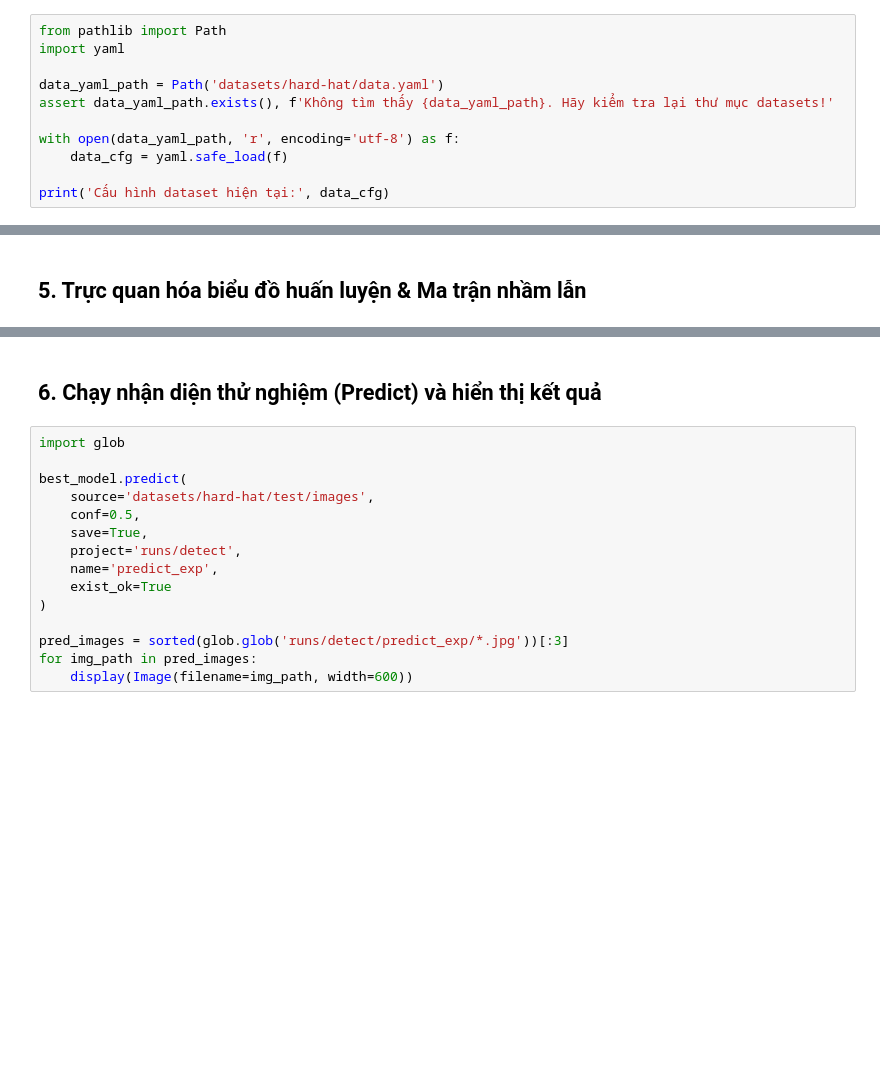
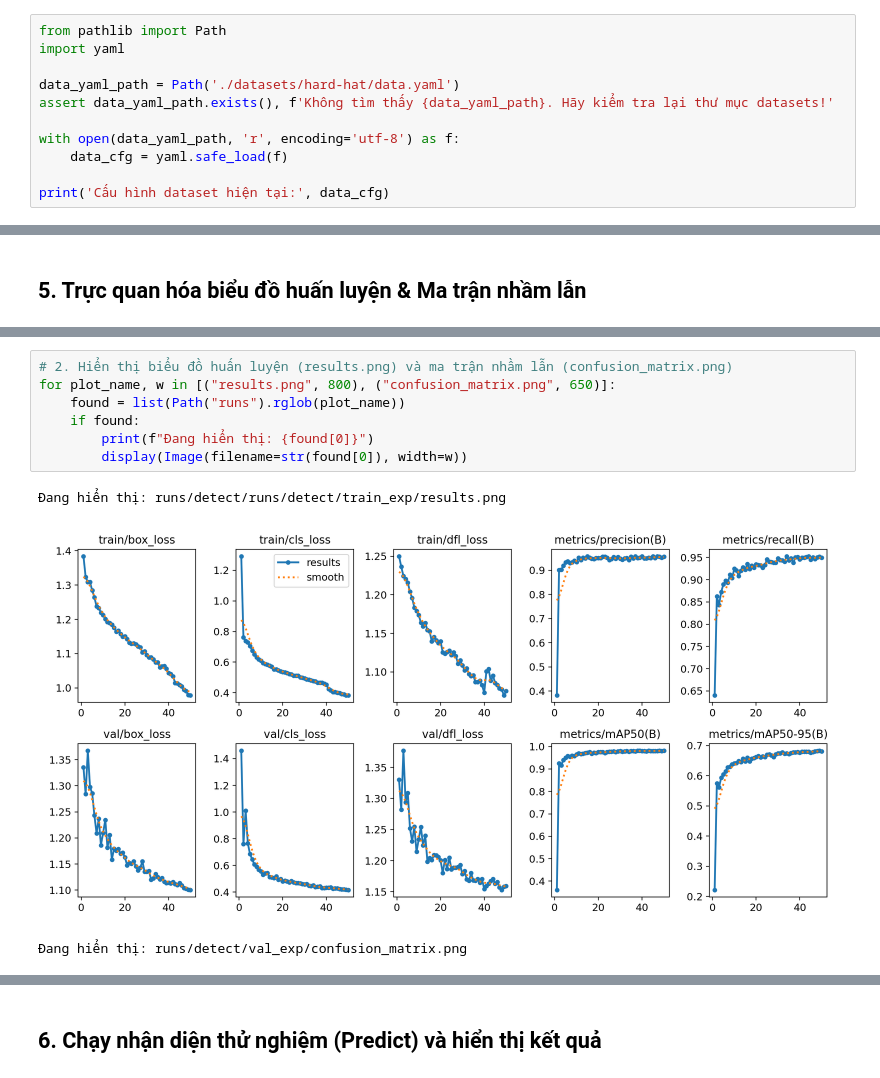
Before and after one commit to baocodeai/hard-hat-detection, a Jupyter notebook: hard_hat_detection.ipynb, the cells around one changed output, grey strips where cells are left out. Drawn from its saved outputs; the diff is of its cells as text; blank space fills up the shorter version.

```diff
--- a/hard_hat_detection.ipynb
+++ b/hard_hat_detection.ipynb
@@ -17,7 +59,7 @@ ModuleNotFoundError: No module named 'ultralytics'
 from pathlib import Path
 import yaml
 
-data_yaml_path = Path('datasets/hard-hat/data.yaml')
+data_yaml_path = Path('./datasets/hard-hat/data.yaml')
 assert data_yaml_path.exists(), f'Không tìm thấy {data_yaml_path}. Hãy kiểm tra lại thư mục datasets!'
 
 with open(data_yaml_path, 'r', encoding='utf-8') as f:
@@ -81,0 +198,11 @@ if cm_img.exists():
+# %%
+# 2. Hiển thị biểu đồ huấn luyện (results.png) và ma trận nhầm lẫn (confusion_matrix.png)
+for plot_name, w in [("results.png", 800), ("confusion_matrix.png", 650)]:
+    found = list(Path("runs").rglob(plot_name))
+    if found:
+        print(f"Đang hiển thị: {found[0]}")
+        display(Image(filename=str(found[0]), width=w))
+# %% [output]
+Đang hiển thị: runs/detect/runs/detect/train_exp/results.png
+[figure, added]
+Đang hiển thị: runs/detect/val_exp/confusion_matrix.png
@@ -82,17 +210,2 @@ if cm_img.exists():
 # %% [markdown]
 ## 6. Chạy nhận diện thử nghiệm (Predict) và hiển thị kết quả
-# %%
-import glob
-
-best_model.predict(
-    source='datasets/hard-hat/test/images',
-    conf=0.5,
-    save=True,
-    project='runs/detect',
-    name='predict_exp',
-    exist_ok=True
-)
-
-pred_images = sorted(glob.glob('runs/detect/predict_exp/*.jpg'))[:3]
-for img_path in pred_images:
-    display(Image(filename=img_path, width=600))
```
Also changed, not shown: parts of 16 cells of this notebook.
